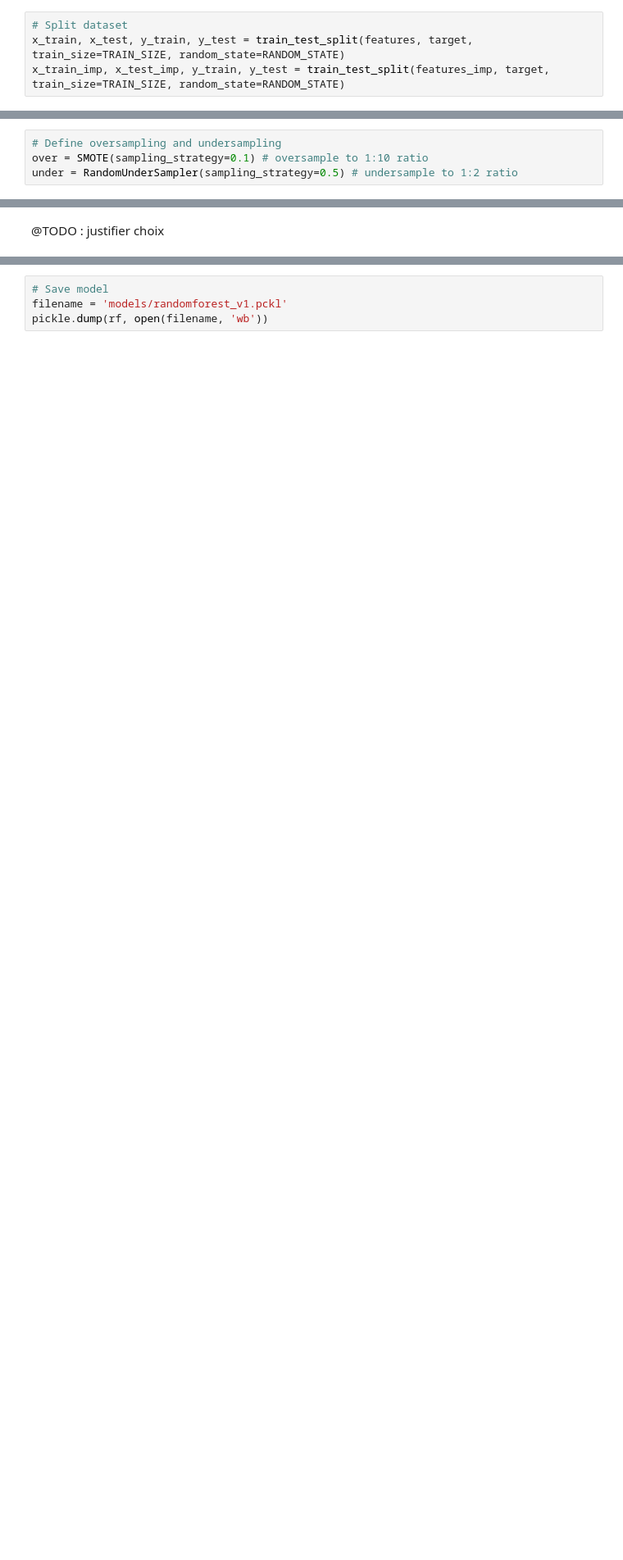
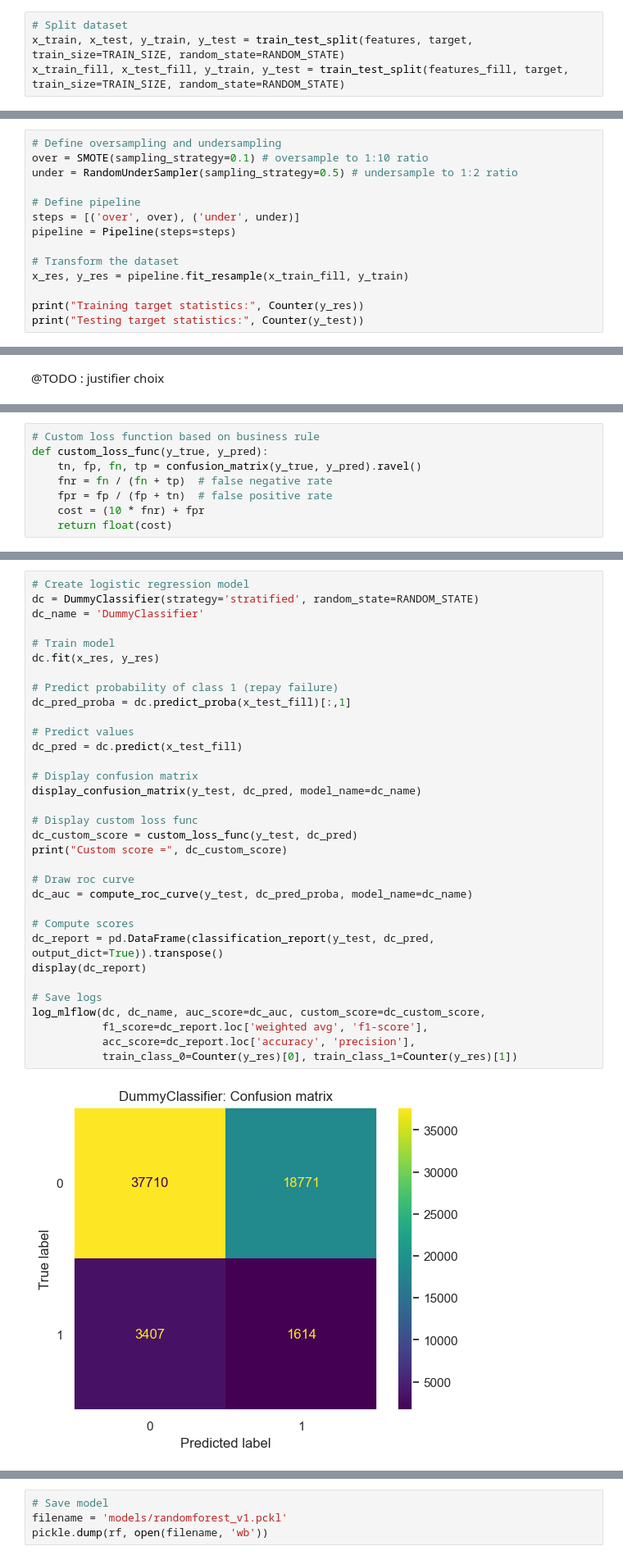
Before and after one commit to ahonestla/OC_DS_P7, a Jupyter notebook: notebooks/3-modelling.ipynb, the cells around one changed output, grey strips where cells are left out. Shown at 82% size. Cells and saved outputs as stored; diff of their text form; blank space fills up the shorter version.

Commit message:
[NOTEBOOK] All models developped

```diff
--- a/notebooks/3-modelling.ipynb
+++ b/notebooks/3-modelling.ipynb
@@ -172,7 +202,7 @@ Split the data into training and testing sets.
 # %%
 # Split dataset
 x_train, x_test, y_train, y_test = train_test_split(features, target, train_size=TRAIN_SIZE, random_state=RANDOM_STATE)
-x_train_imp, x_test_imp, y_train, y_test = train_test_split(features_imp, target, train_size=TRAIN_SIZE, random_state=RANDOM_STATE)
+x_train_fill, x_test_fill, y_train, y_test = train_test_split(features_fill, target, train_size=TRAIN_SIZE, random_state=RANDOM_STATE)
 # %%
 # Define stratifiedKfold
 strat_kf = StratifiedKFold(n_splits=5, shuffle=True, random_state=RANDOM_STATE)
@@ -195,3 +225,13 @@ I will define a pipeline that first transforms the training dataset with SMOTE t
 # Define oversampling and undersampling
 over = SMOTE(sampling_strategy=0.1) # oversample to 1:10 ratio
 under = RandomUnderSampler(sampling_strategy=0.5) # undersample to 1:2 ratio
+
+# Define pipeline
+steps = [('over', over), ('under', under)]
+pipeline = Pipeline(steps=steps)
+
+# Transform the dataset
+x_res, y_res = pipeline.fit_resample(x_train_fill, y_train)
+
+print("Training target statistics:", Counter(y_res))
+print("Testing target statistics:", Counter(y_test))
@@ -223,0 +253,8 @@ THRESHOLD_CLASS1 = 1 - THRESHOLD_CLASS0  # belong to class 1 (repay failure)
+# %%
+# Custom loss function based on business rule
+def custom_loss_func(y_true, y_pred):
+    tn, fp, fn, tp = confusion_matrix(y_true, y_pred).ravel()
+    fnr = fn / (fn + tp)  # false negative rate
+    fpr = fp / (fp + tn)  # false positive rate
+    cost = (10 * fnr) + fpr
+    return float(cost)
@@ -223,0 +292,35 @@ THRESHOLD_CLASS1 = 1 - THRESHOLD_CLASS0  # belong to class 1 (repay failure)
+# %%
+# Create logistic regression model
+dc = DummyClassifier(strategy='stratified', random_state=RANDOM_STATE)
+dc_name = 'DummyClassifier'
+
+# Train model
+dc.fit(x_res, y_res)
+
+# Predict probability of class 1 (repay failure)
+dc_pred_proba = dc.predict_proba(x_test_fill)[:,1]
+
+# Predict values
+dc_pred = dc.predict(x_test_fill)
+
+# Display confusion matrix
+display_confusion_matrix(y_test, dc_pred, model_name=dc_name)
+
+# Display custom loss func
+dc_custom_score = custom_loss_func(y_test, dc_pred)
+print("Custom score =", dc_custom_score)
+
+# Draw roc curve
+dc_auc = compute_roc_curve(y_test, dc_pred_proba, model_name=dc_name)
+
+# Compute scores
+dc_report = pd.DataFrame(classification_report(y_test, dc_pred, output_dict=True)).transpose()
+display(dc_report)
+
+# Save logs
+log_mlflow(dc, dc_name, auc_score=dc_auc, custom_score=dc_custom_score,
+           f1_score=dc_report.loc['weighted avg', 'f1-score'],
+           acc_score=dc_report.loc['accuracy', 'precision'],
+           train_class_0=Counter(y_res)[0], train_class_1=Counter(y_res)[1])
+# %% [output]
+[figure, added]
```
Also changed, not shown: parts of 49 cells of this notebook.
